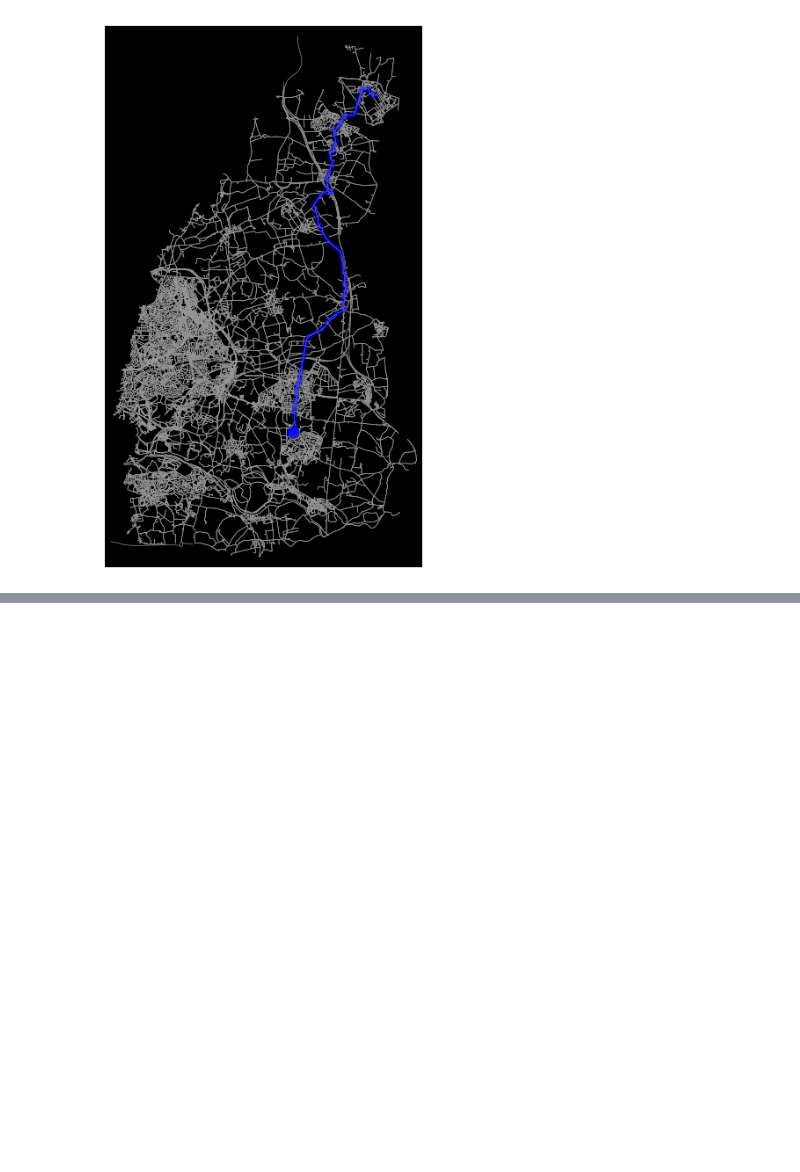
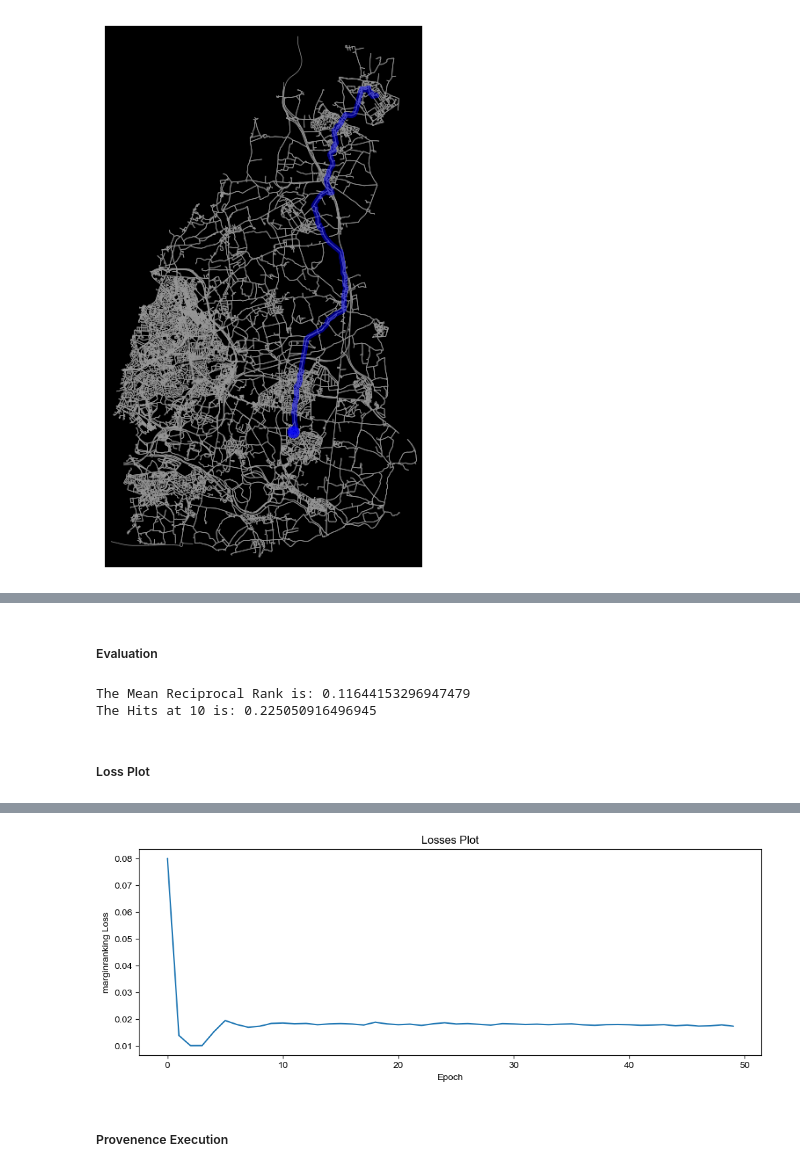
Before and after one commit to mak1821/Network-Data-Analysis---Coursework, a Jupyter notebook: Part2.ipynb, the cells around one changed output, grey strips where cells are left out. Drawn from its saved outputs; the diff is of its cells as text; code cells hidden in the pictures; blank space fills up the shorter version.

Commit message:
Added code for TransE & RotatE with execution

```diff
--- a/Part2.ipynb
+++ b/Part2.ipynb
@@ -399,0 +524,18 @@ Path length:  41596.58521614421
+# %%
+dataset = CoDExMedium()
+result_te = pipeline(
+    dataset=dataset,
+    model='TransE',
+    model_kwargs=dict(embedding_dim=50),
+    optimizer_kwargs=dict(lr=0.01),
+    training_kwargs=dict(num_epochs=50, batch_size=100, use_tqdm_batch=False),
+    evaluation_kwargs=dict(use_tqdm=True),
+    random_seed=1,
+    training_loop='lcwa',
+    evaluator='rankbased',
+    regularizer='Lp',
+    regularizer_kwargs=dict(p=2, weight=1e-4),
+    device='cuda' if torch.cuda.is_available() else 'cpu'
+)
+
+result_te.save_model('TransE_model')
@@ -399,0 +545,17 @@ Path length:  41596.58521614421
+# %% [markdown]
+##### Evaluation
+# %%
+mrr = result_te.get_metric('mrr')
+hits_at_10 = result_te.get_metric('hits@k')
+
+print("The Mean Reciprocal Rank is: " + str(mrr))
+print("The Hits at 10 is: " + str(hits_at_10))
+# %% [output]
+The Mean Reciprocal Rank is: 0.11644153296947479
+The Hits at 10 is: 0.225050916496945
+# %% [markdown]
+##### Loss Plot
+# %%
+fig, ax = plt.subplots(figsize=(12, 4))
+result_te.plot_losses()
+# %% [output]
@@ -399,0 +563,3 @@ Path length:  41596.58521614421
+[figure, added]
+# %% [markdown]
+##### Provenence Execution
```
Also changed, not shown: parts of 25 cells of this notebook, 2 other files.
